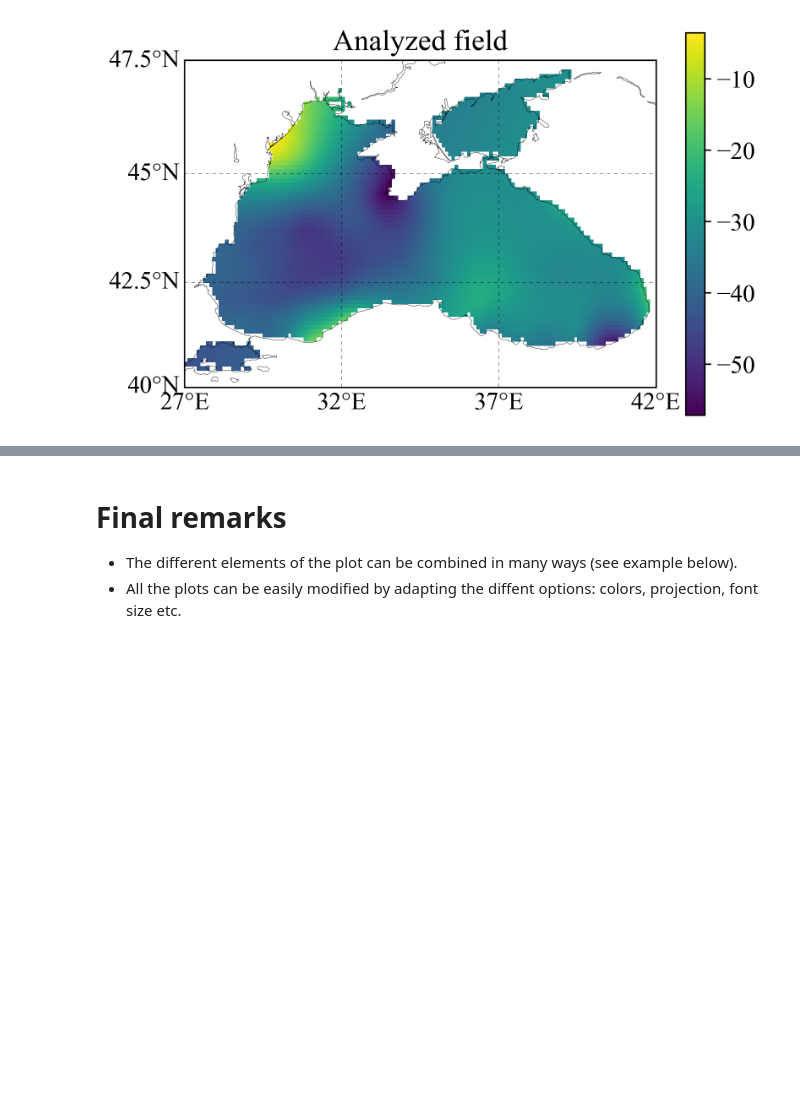
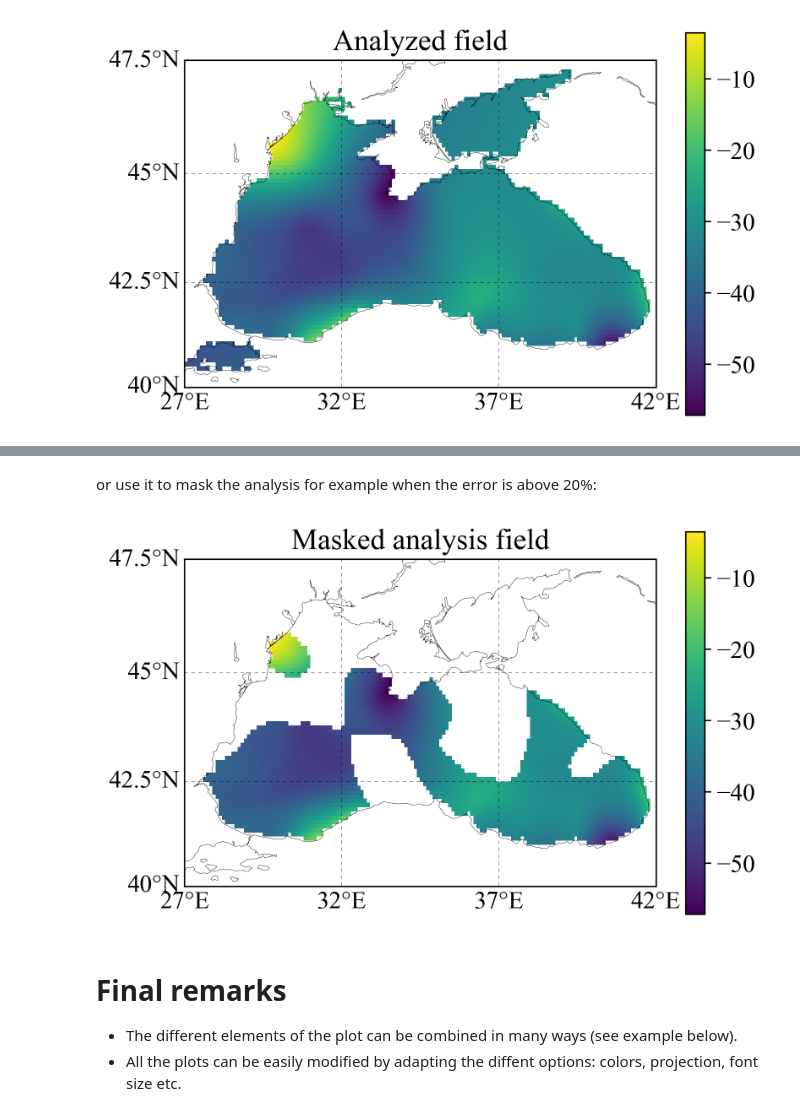
Before and after one commit to gher-uliege/DivaPythonTools, a Jupyter notebook: Notebooks/run_diva2D_MLD.ipynb, the cells around one changed output, grey strips where cells are left out. Cells and saved outputs as stored; diff of their text form; code cells hidden in the pictures; blank space fills up the shorter version.

```diff
--- a/Notebooks/run_diva2D_MLD.ipynb
+++ b/Notebooks/run_diva2D_MLD.ipynb
@@ -181,3 +210,23 @@ plt.close()
+# %% [markdown]
+or use it to mask the analysis for example when the error is above 20%:
+# %%
+maskedfield = np.ma.masked_where(analysis2d.error>=0.5, analysis2d.analysis)
+
+fig = plt.figure()
+ax = plt.subplot(111)
+m.ax = ax
+xx, yy = np.meshgrid(analysis2d.x, analysis2d.y)
+maskedplot = m.pcolormesh(xx, yy, maskedfield, latlon=True)
+m.drawmeridians(np.linspace(Param.xori, Param.xend, 4), labels=[0, 0, 0, 1], linewidth=0.2)
+m.drawparallels(np.linspace(Param.yori, Param.yend, 4), labels=[1, 0, 0, 0], linewidth=0.2)
+m.drawcoastlines(linewidth=0.2, zorder=3)
+plt.colorbar(maskedplot)
+plt.title('Masked analysis field')
+plt.savefig(os.path.join(figdir, 'maskedanalysis.png'))
+plt.show()
+plt.close()
+# %% [output]
+[figure, added]
 # %% [markdown]
 # Final remarks
 
```
Also changed, not shown: parts of 10 cells of this notebook.
